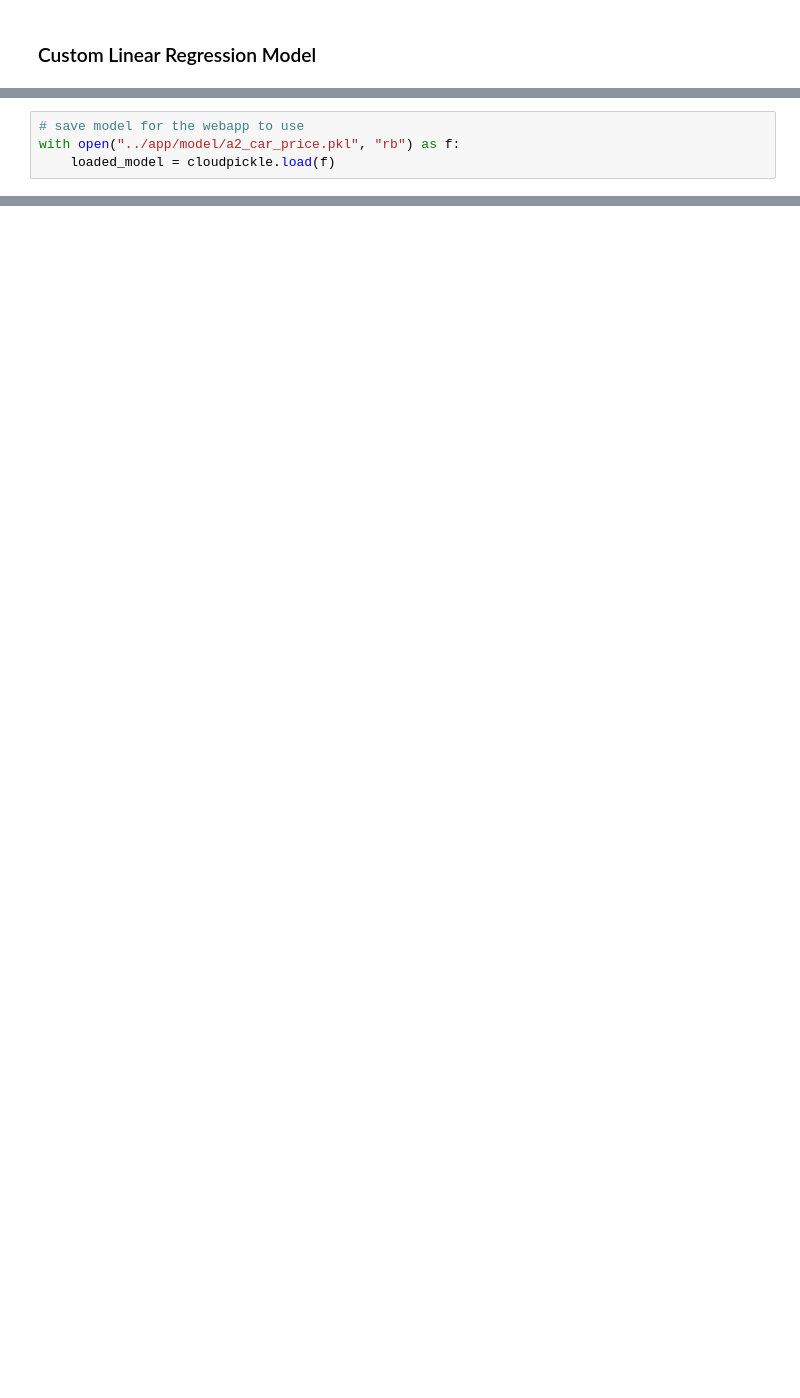
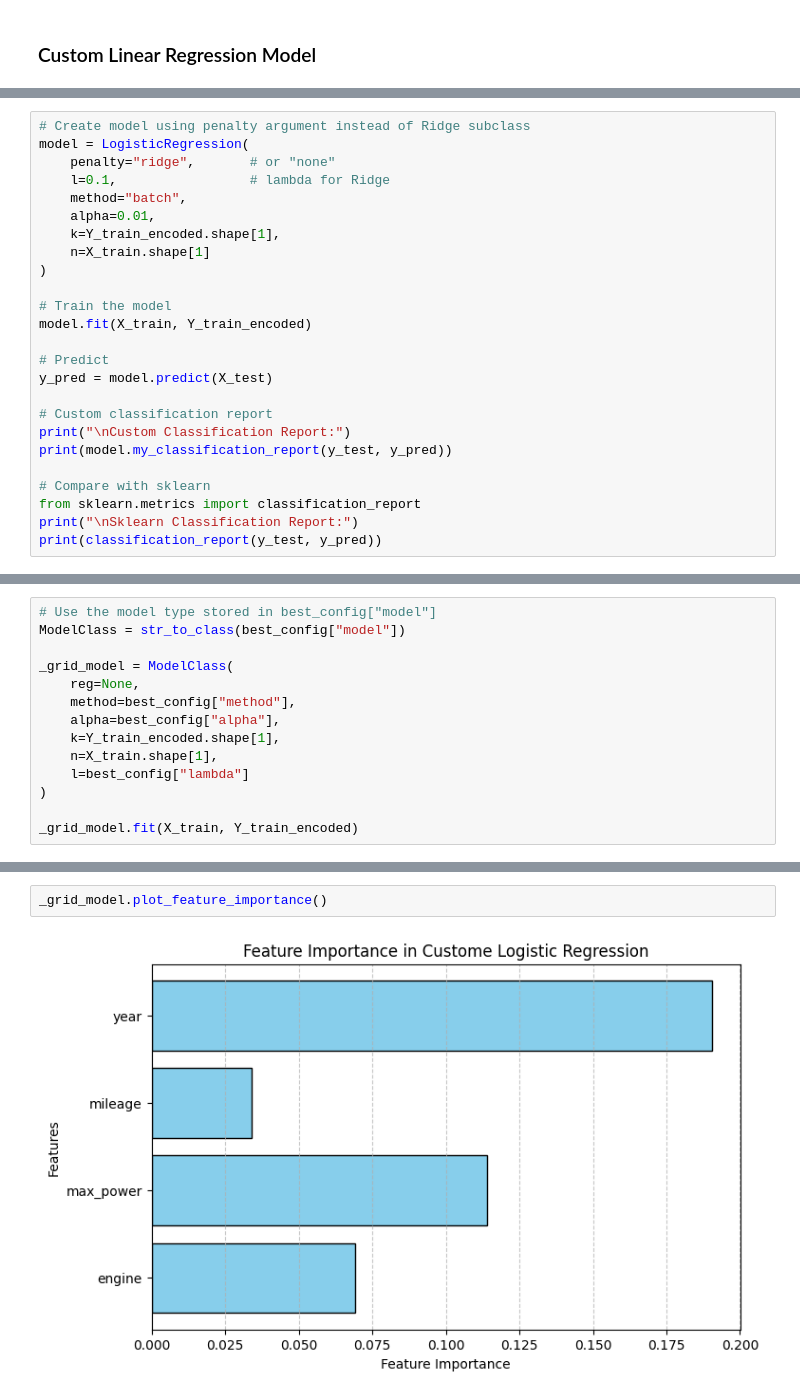
Before and after one commit to Shreeyukta/a3-car-price-prediction, a Jupyter notebook: code/carprice.ipynb, the cells around one changed output, grey strips where cells are left out. Saved outputs shown, nothing was run; the diff lists cells and outputs as text; blank space fills up the shorter version.

```diff
--- a/code/carprice.ipynb
+++ b/code/carprice.ipynb
@@ -856,4 +549,0 @@ with open("../app/model/a2_car_price.pkl", "wb") as f:
-# %%
-# save model for the webapp to use
-with open("../app/model/a2_car_price.pkl", "rb") as f:
-    loaded_model = cloudpickle.load(f)
@@ -910,0 +844,25 @@ This model achieved the lowest **MSE = 0.1043** and the highest **R² = 0.8534**
+# %%
+# Create model using penalty argument instead of Ridge subclass
+model = LogisticRegression(
+    penalty="ridge",       # or "none"
+    l=0.1,                 # lambda for Ridge
+    method="batch",
+    alpha=0.01,
+    k=Y_train_encoded.shape[1],
+    n=X_train.shape[1]
+)
+
+# Train the model
+model.fit(X_train, Y_train_encoded)
+
+# Predict
+y_pred = model.predict(X_test)
+
+# Custom classification report
+print("\nCustom Classification Report:")
+print(model.my_classification_report(y_test, y_pred))
+
+# Compare with sklearn
+from sklearn.metrics import classification_report
+print("\nSklearn Classification Report:")
+print(classification_report(y_test, y_pred))
@@ -910,0 +978,14 @@ This model achieved the lowest **MSE = 0.1043** and the highest **R² = 0.8534**
+# %%
+# Use the model type stored in best_config["model"]
+ModelClass = str_to_class(best_config["model"])
+
+_grid_model = ModelClass(
+    reg=None,
+    method=best_config["method"],
+    alpha=best_config["alpha"],
+    k=Y_train_encoded.shape[1],
+    n=X_train.shape[1],
+    l=best_config["lambda"]
+)
+
+_grid_model.fit(X_train, Y_train_encoded)
@@ -910,0 +994,4 @@ This model achieved the lowest **MSE = 0.1043** and the highest **R² = 0.8534**
+# %%
+_grid_model.plot_feature_importance()
+# %% [output]
+[figure, added]
```
Also changed, not shown: parts of 43 cells of this notebook, 6 other files.
